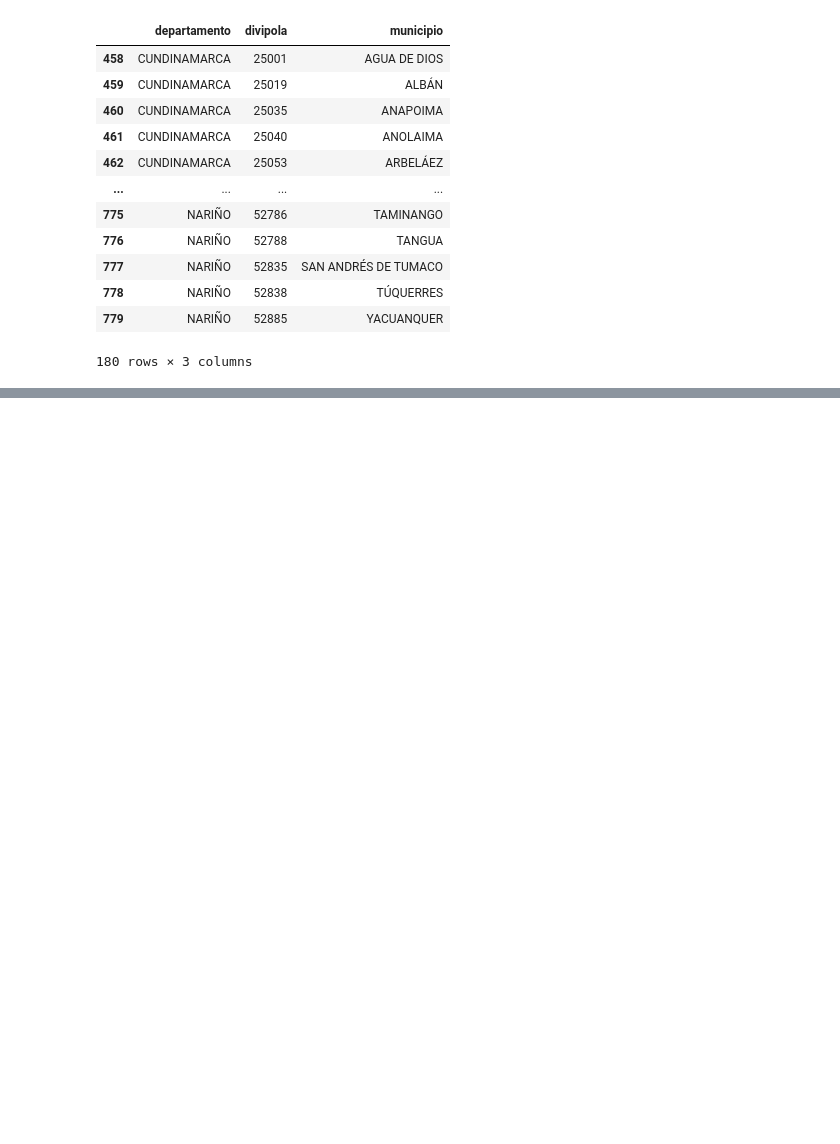
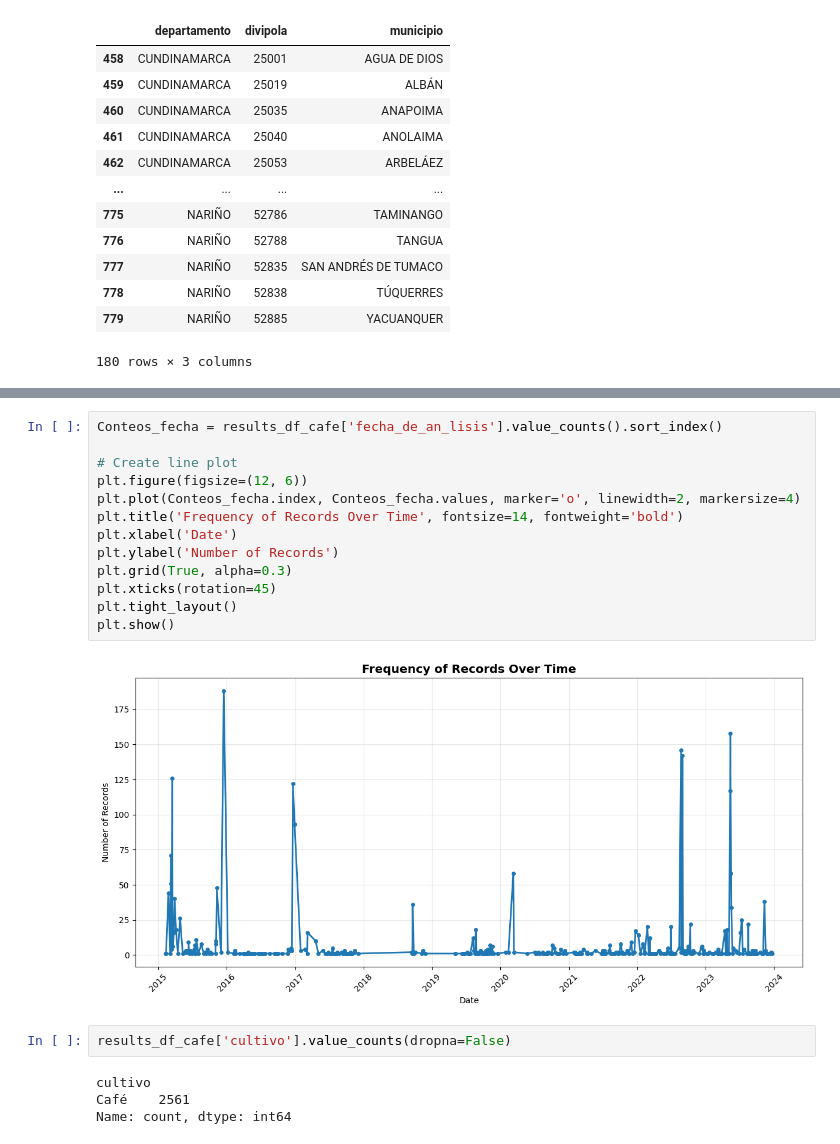
Before and after one commit to davcassal7/Anteproyecto_Seguro_Indexado, a Jupyter notebook: ETL_AnalisisLabSuelo.ipynb, the cells around one changed output, grey strips where cells are left out. Drawn from its saved outputs; the diff is of its cells as text; blank space fills up the shorter version.

```diff
--- a/ETL_AnalisisLabSuelo.ipynb
+++ b/ETL_AnalisisLabSuelo.ipynb
@@ -192,0 +286,21 @@ See the caveats in the documentation: https://pandas.pydata.org/pandas-docs/stab
+# %%
+Conteos_fecha = results_df_cafe['fecha_de_an_lisis'].value_counts().sort_index()
+
+# Create line plot
+plt.figure(figsize=(12, 6))
+plt.plot(Conteos_fecha.index, Conteos_fecha.values, marker='o', linewidth=2, markersize=4)
+plt.title('Frequency of Records Over Time', fontsize=14, fontweight='bold')
+plt.xlabel('Date')
+plt.ylabel('Number of Records')
+plt.grid(True, alpha=0.3)
+plt.xticks(rotation=45)
+plt.tight_layout()
+plt.show()
+# %% [output]
+[figure, added]
+# %%
+results_df_cafe['cultivo'].value_counts(dropna=False)
+# %% [output]
+cultivo
+Café    2561
+Name: count, dtype: int64
```
Also changed, not shown: parts of 39 cells of this notebook.
